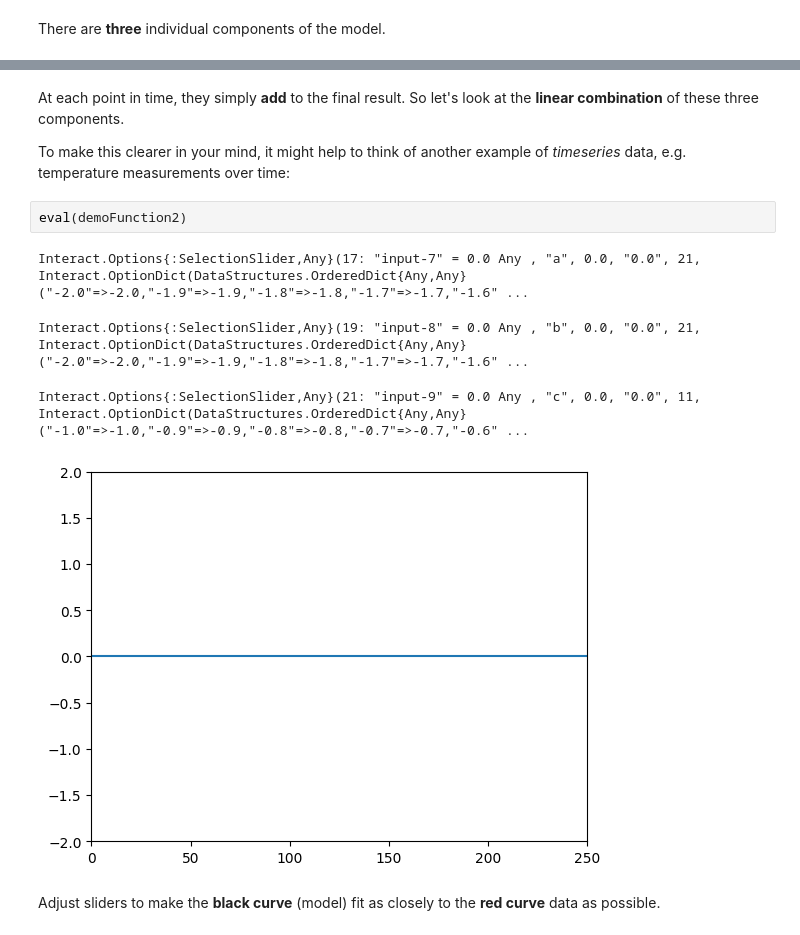
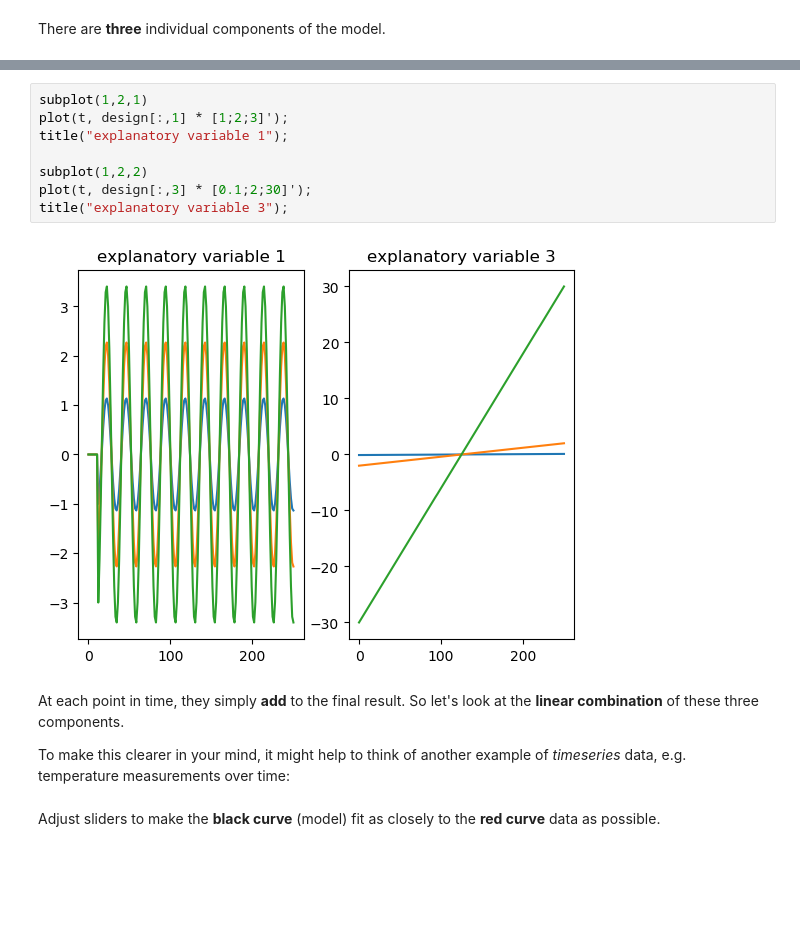
Before and after one commit to schluppeck/linearRegressionDemo, a Jupyter notebook: demoLinearRegression-v06.ipynb, the cells around one changed output, grey strips where cells are left out. Cells and saved outputs as stored; diff of their text form; blank space fills up the shorter version.

```diff
--- a/demoLinearRegression-v06.ipynb
+++ b/demoLinearRegression-v06.ipynb
@@ -96,13 +127,16 @@ Interact.Options{:SelectionSlider,Any}(5: "input-3" = 0.0 Any , "c", 0.0, "0.0",
+# %%
+subplot(1,2,1)
+plot(t, design[:,1] * [1;2;3]');
+title("explanatory variable 1");
+
+subplot(1,2,2)
+plot(t, design[:,3] * [0.1;2;30]');
+title("explanatory variable 3");
+# %% [output]
+[figure, added]
 # %% [markdown]
 At each point in time, they simply **add** to the final result. So let's look at the **linear combination** of these three components.
 
 To make this clearer in your mind, it might help to think of another example of *timeseries* data, e.g. temperature measurements over time:
-# %%
-eval(demoFunction2)
-# %% [output]
-Interact.Options{:SelectionSlider,Any}(17: "input-7" = 0.0 Any , "a", 0.0, "0.0", 21, Interact.OptionDict(DataStructures.OrderedDict{Any,Any}("-2.0"=>-2.0,"-1.9"=>-1.9,"-1.8"=>-1.8,"-1.7"=>-1.7,"-1.6" ...
-Interact.Options{:SelectionSlider,Any}(19: "input-8" = 0.0 Any , "b", 0.0, "0.0", 21, Interact.OptionDict(DataStructures.OrderedDict{Any,Any}("-2.0"=>-2.0,"-1.9"=>-1.9,"-1.8"=>-1.8,"-1.7"=>-1.7,"-1.6" ...
-Interact.Options{:SelectionSlider,Any}(21: "input-9" = 0.0 Any , "c", 0.0, "0.0", 11, Interact.OptionDict(DataStructures.OrderedDict{Any,Any}("-1.0"=>-1.0,"-0.9"=>-0.9,"-0.8"=>-0.8,"-0.7"=>-0.7,"-0.6" ...
-[figure, removed]
 # %% [markdown]
 Adjust sliders to make the **black curve** (model) fit as closely to the **red curve** data as possible.
```
Also changed, not shown: parts of 16 cells of this notebook, 1 other file.
